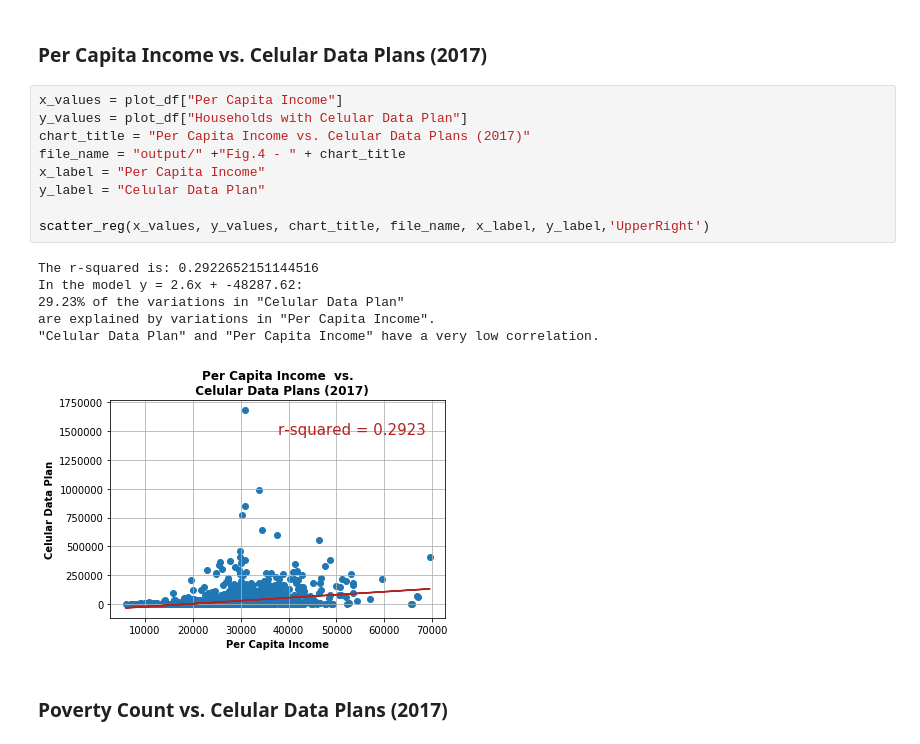
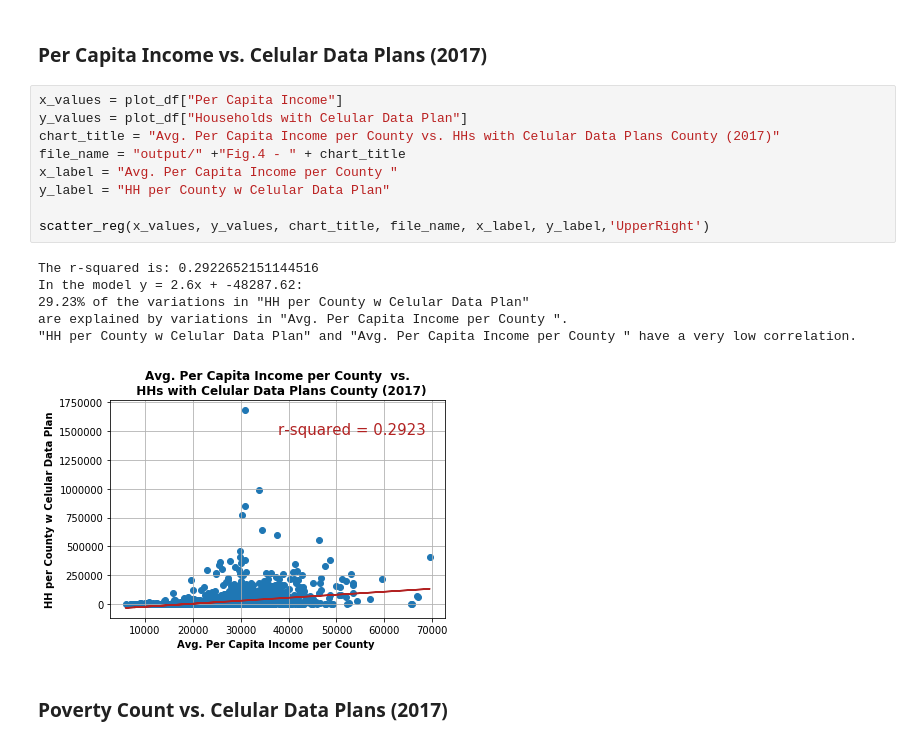
Before and after one commit to Emi-Babu/5G-Network-Analysis, a Jupyter notebook: scatter_regression_census/scatter_plots.ipynb, the cells around one changed output. Saved outputs shown, nothing was run; the diff lists cells and outputs as text.

Commit message:
Scatter Plot Renaming

```diff
--- a/scatter_regression_census/scatter_plots.ipynb
+++ b/scatter_regression_census/scatter_plots.ipynb
@@ -212,19 +213,19 @@ respresents better the data than the regression model.
 # %%
 x_values = plot_df["Per Capita Income"]
 y_values = plot_df["Households with Celular Data Plan"]
-chart_title = "Per Capita Income vs. Celular Data Plans (2017)"
+chart_title = "Avg. Per Capita Income per County vs. HHs with Celular Data Plans County (2017)"
 file_name = "output/" +"Fig.4 - " + chart_title
-x_label = "Per Capita Income"
-y_label = "Celular Data Plan"
+x_label = "Avg. Per Capita Income per County "
+y_label = "HH per County w Celular Data Plan"
 
 scatter_reg(x_values, y_values, chart_title, file_name, x_label, y_label,'UpperRight')
 # %% [output]
 The r-squared is: 0.2922652151144516
 In the model y = 2.6x + -48287.62:
-29.23% of the variations in "Celular Data Plan"
-are explained by variations in "Per Capita Income".
-"Celular Data Plan" and "Per Capita Income" have a very low correlation.
+29.23% of the variations in "HH per County w Celular Data Plan"
+are explained by variations in "Avg. Per Capita Income per County ".
+"HH per County w Celular Data Plan" and "Avg. Per Capita Income per County " have a very low correlation.
-[figure, old version]
+[figure, new version]
 # %% [markdown]
 ### Poverty Count vs. Celular Data Plans (2017)
 # %%
```
Also changed, not shown: parts of 6 cells of this notebook, 13 other files.
